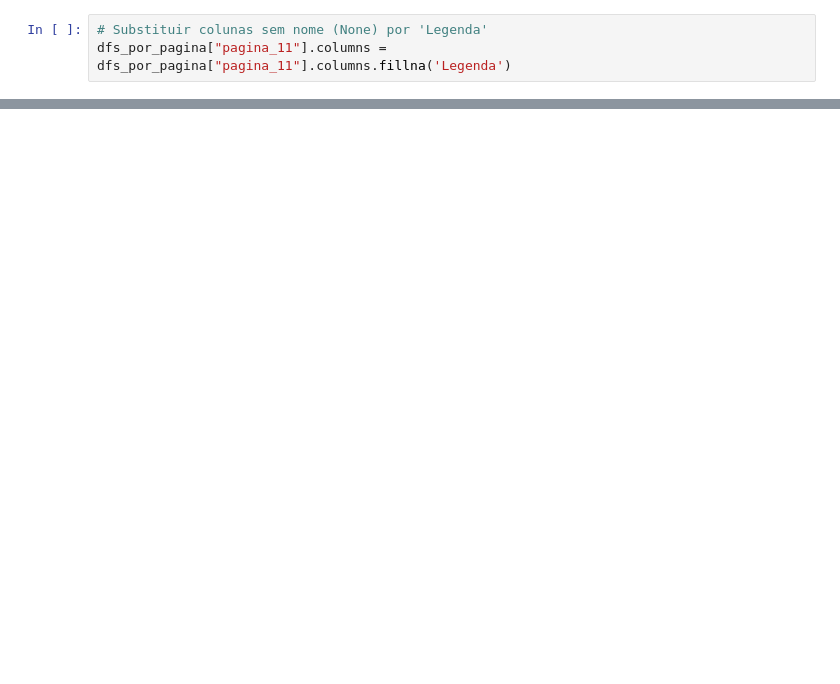
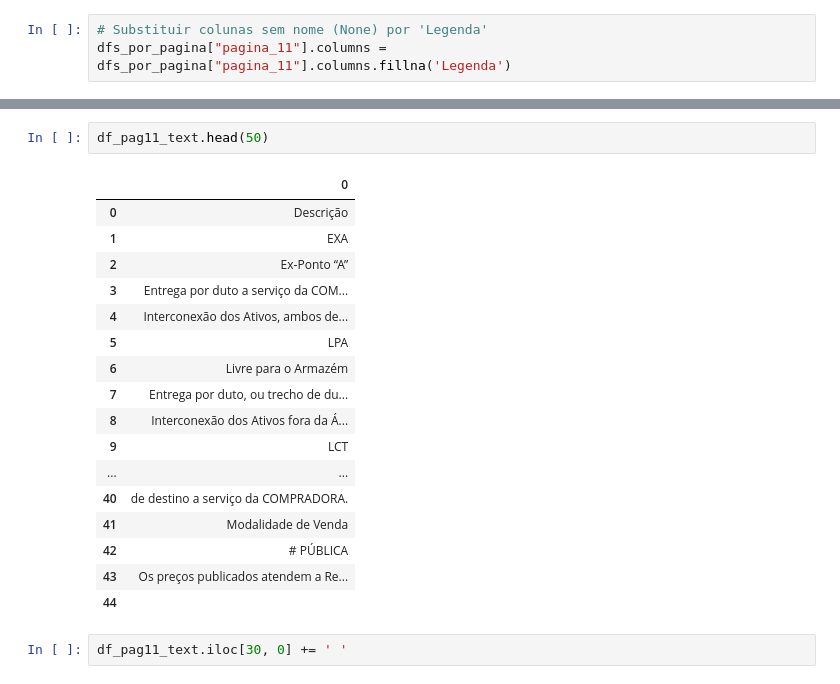
Before and after one commit to Bruno-Santana-Eco/Coleta_Tabela_Precos_Petrobras, a Jupyter notebook: Coleta_Preco.ipynb, the cells around one changed output, grey strips where cells are left out. Drawn from its saved outputs; the diff is of its cells as text; blank space fills up the shorter version.

```diff
--- a/Coleta_Preco.ipynb
+++ b/Coleta_Preco.ipynb
@@ -497,3 +357,25 @@ de Carga do Veículo
 42                                          # PÚBLICA
 43  Os preços publicados atendem a Resolução ANP n...
 44
+# %%
+df_pag11_text.head(50)
+# %% [output]
+|  | 0 |
+| 0 | Descrição |
+| 1 | EXA |
+| 2 | Ex-Ponto “A” |
+| 3 | Entrega por duto a serviço da COM... |
+| 4 | Interconexão dos Ativos, ambos de... |
+| 5 | LPA |
+| 6 | Livre para o Armazém |
+| 7 | Entrega por duto, ou trecho de du... |
+| 8 | Interconexão dos Ativos fora da Á... |
+| 9 | LCT |
+| ... | ... |
+| 40 | de destino a serviço da COMPRADORA. |
+| 41 | Modalidade de Venda |
+| 42 | # PÚBLICA |
+| 43 | Os preços publicados atendem a Re... |
+| 44 |  |
+# %%
+df_pag11_text.iloc[30, 0] += ' '
```
Also changed, not shown: parts of 26 cells of this notebook.
